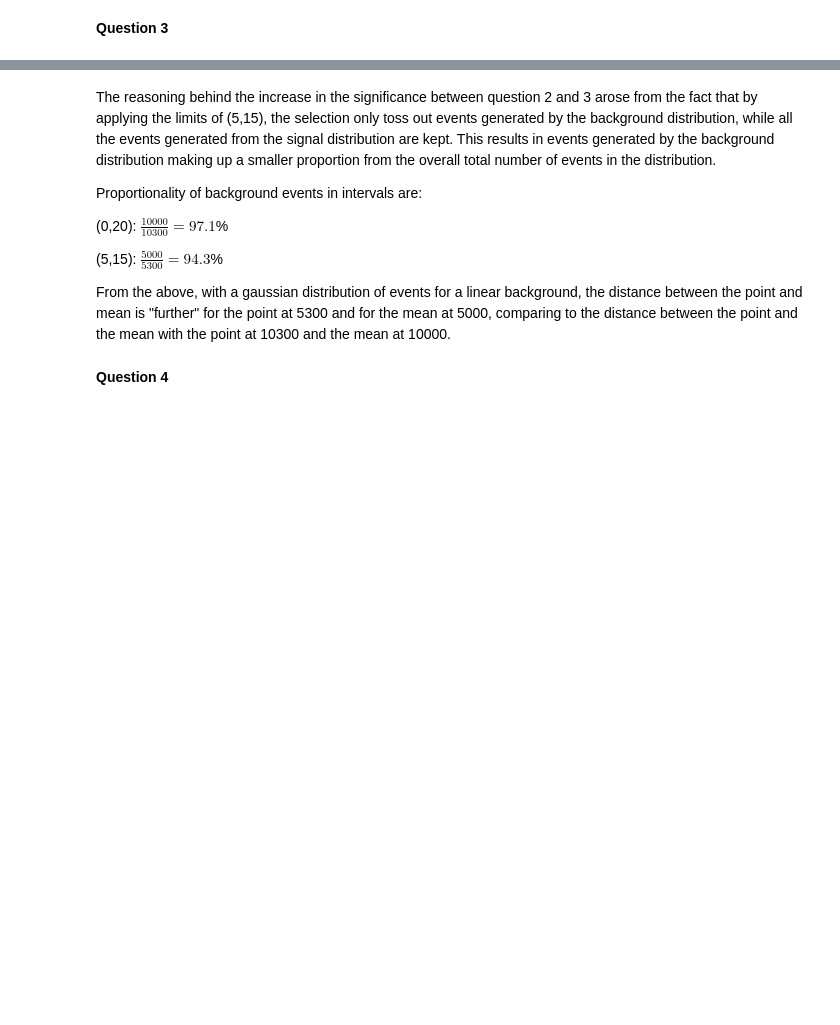
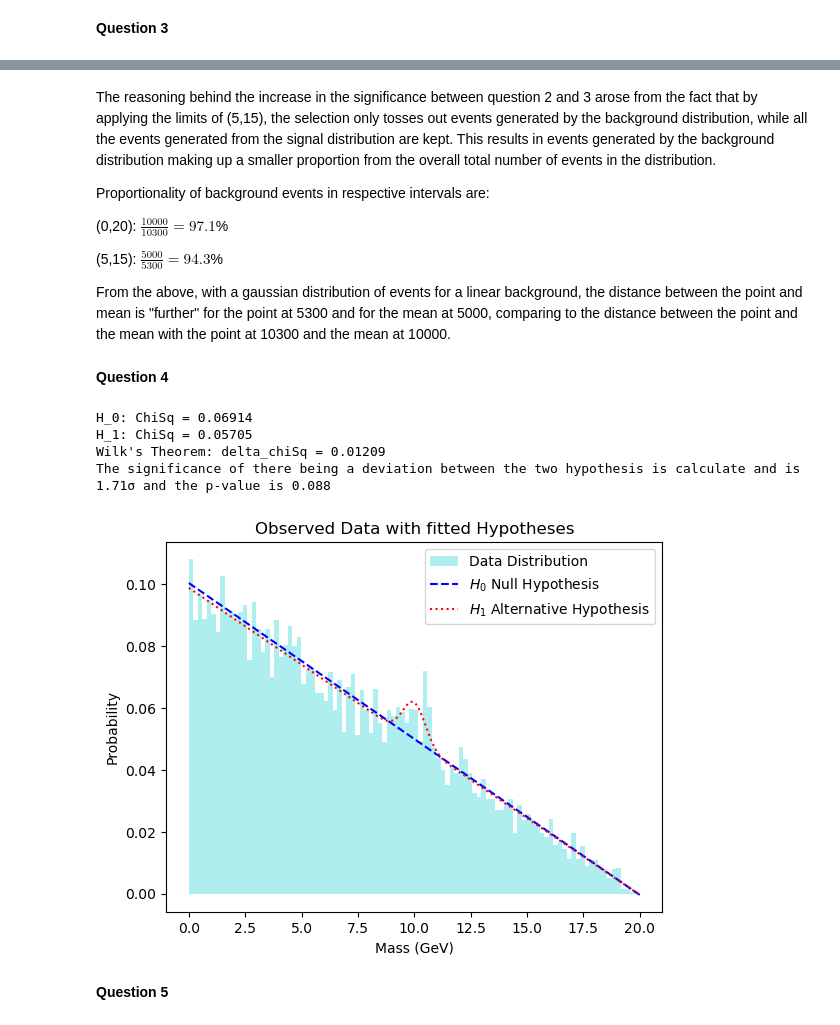
Before and after one commit to wly-wang/DAML23-24, a Jupyter notebook: Wk8/wk8_cp4_s2106059.ipynb, the cells around one changed output, grey strips where cells are left out. Drawn from its saved outputs; the diff is of its cells as text; code cells hidden in the pictures; blank space fills up the shorter version.

```diff
--- a/Wk8/wk8_cp4_s2106059.ipynb
+++ b/Wk8/wk8_cp4_s2106059.ipynb
@@ -342,7 +463,7 @@ A flutuation of 5300 events from a mean of 5000 has a significance of 4.396σ.
 # %% [markdown]
-The reasoning behind the increase in the significance between question 2 and 3 arose from the fact that by applying the limits of (5,15), the selection only toss out events generated by the background distribution, while all the events generated from the signal distribution are kept. This results in events generated by the background distribution making up a smaller proportion from the overall total number of events in the distribution.
+The reasoning behind the increase in the significance between question 2 and 3 arose from the fact that by applying the limits of (5,15), the selection only tosses out events generated by the background distribution, while all the events generated from the signal distribution are kept. This results in events generated by the background distribution making up a smaller proportion from the overall total number of events in the distribution.
 
-Proportionality of background events in intervals are:
+Proportionality of background events in respective intervals are:
 
 (0,20): $\frac{10000}{10300} = 97.1$%
 
@@ -351,23 +472,3 @@ Proportionality of background events in intervals are:
 From the above, with a gaussian distribution of events for a linear background, the distance between the point and mean is "further" for the point at 5300 and for the mean at 5000, comparing to the distance between the point and the mean with the point at 10300 and the mean at 10000.
 # %% [markdown]
 **Question 4**
-# %%
-def run_q4():
-    # Define parameters for the toy dataset generation
-    slope = -1.
-    intercept = 20.
-    sigma = 0.5
-    mean = 10.
-    low_lim = 0.
-    high_lim = 20.
-    n_event_sig = 150
-    n_event_bkg = 10000
-    n_bins = 100
-    tot_expected_evts = n_event_sig + n_event_bkg
-    signalFraction = n_event_sig/tot_expected_evts
-
-    # generate signalWithBackground obj
-    pdf = single_toy(intercept, slope, sigma, mean, low_lim, high_lim, n_event_sig)
-    obs_data = pdf.mass()
-
-    # Construct hypothesis obj
@@ -373,0 +538,10 @@ def run_q4():
+# %%
+run_q4()
+# %% [output]
+H_0: ChiSq = 0.06914
+H_1: ChiSq = 0.05705
+Wilk's Theorem: delta_chiSq = 0.01209
+The significance of there being a deviation between the two hypothesis is calculate and is 1.71σ and the p-value is 0.088
+[figure, added]
+# %% [markdown]
+**Question 5**
```
Also changed, not shown: parts of 13 cells of this notebook, 2 other files.
